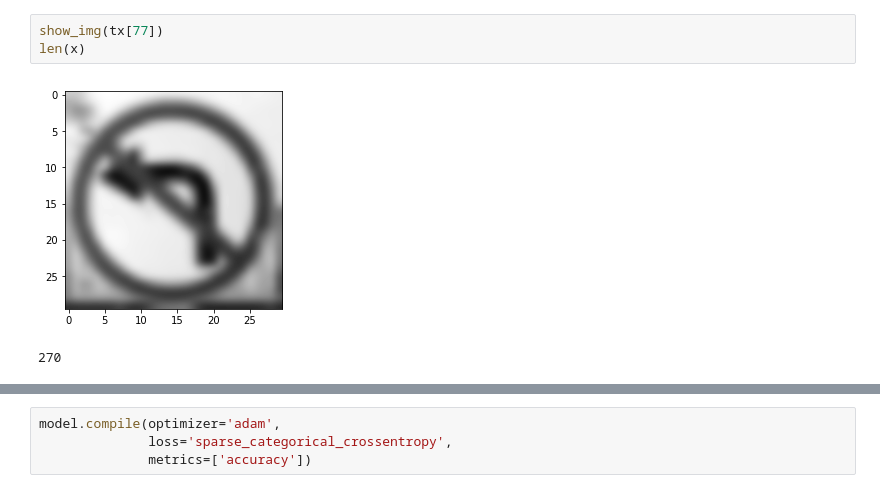
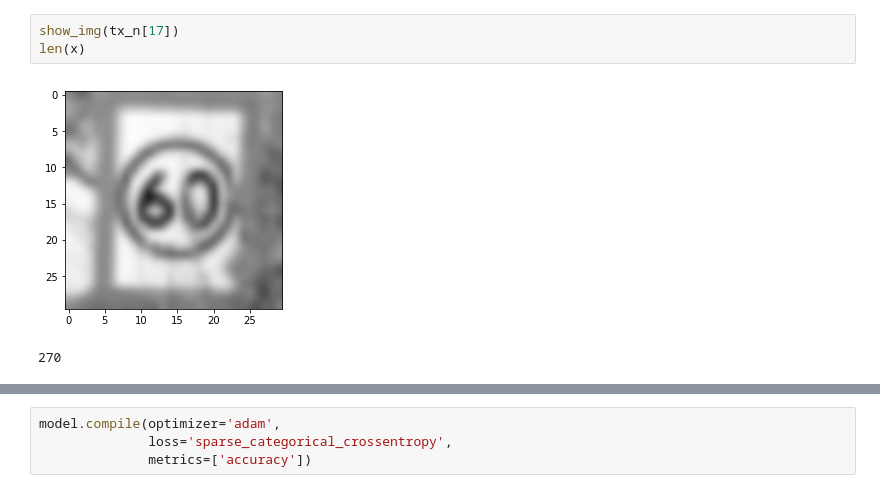
Before and after one commit to alpha-k911/traffic-sign-prediction, a Jupyter notebook: main.ipynb, the cells around one changed output, grey strips where cells are left out. Cells and saved outputs as stored; diff of their text form.

```diff
--- a/main.ipynb
+++ b/main.ipynb
@@ -61,8 +114,8 @@ Using TensorFlow backend.
 # %%
-show_img(tx[77])
+show_img(tx_n[17])
 len(x)
 # %% [output]
-[figure, old version]
+[figure, new version]
 270
 # %%
 plt.figure()
```
Also changed, not shown: parts of 14 cells of this notebook, 4 other files.
